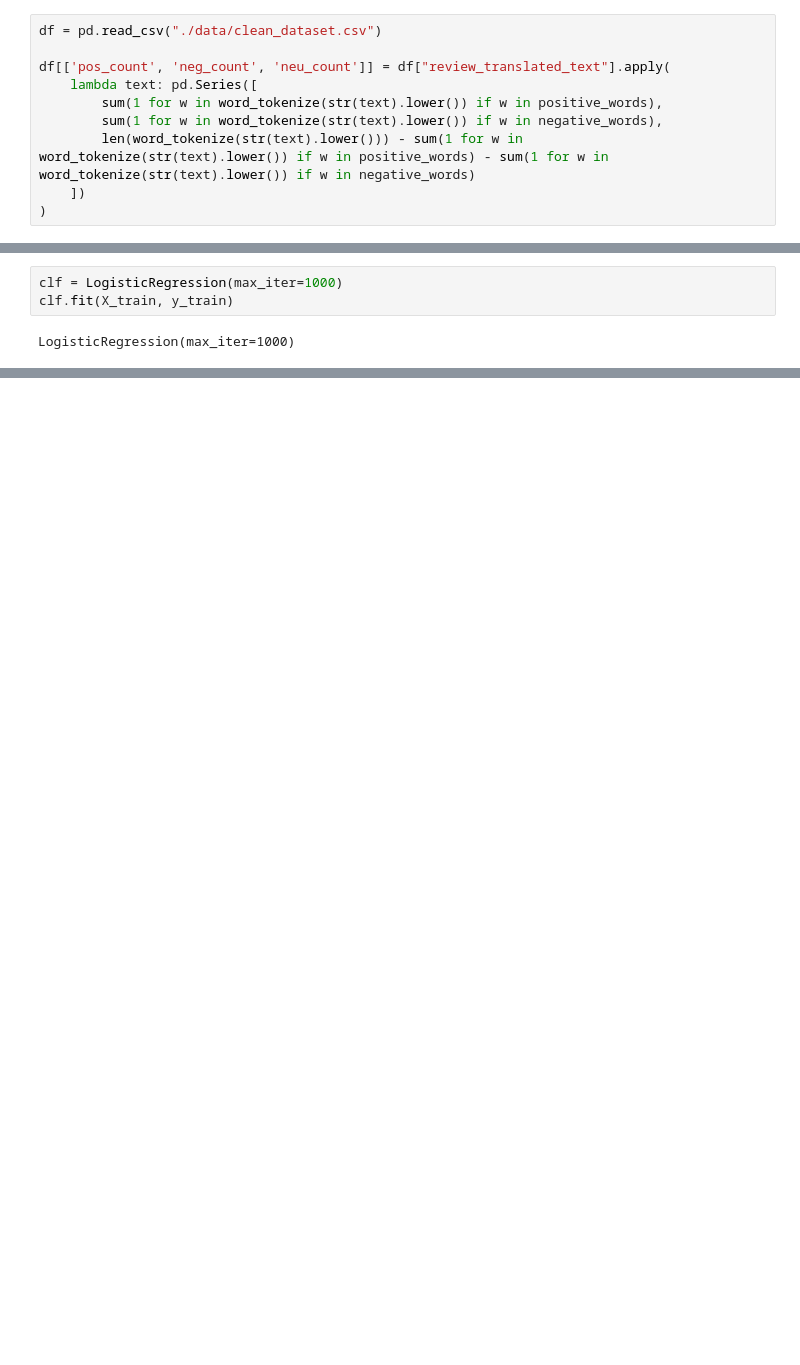
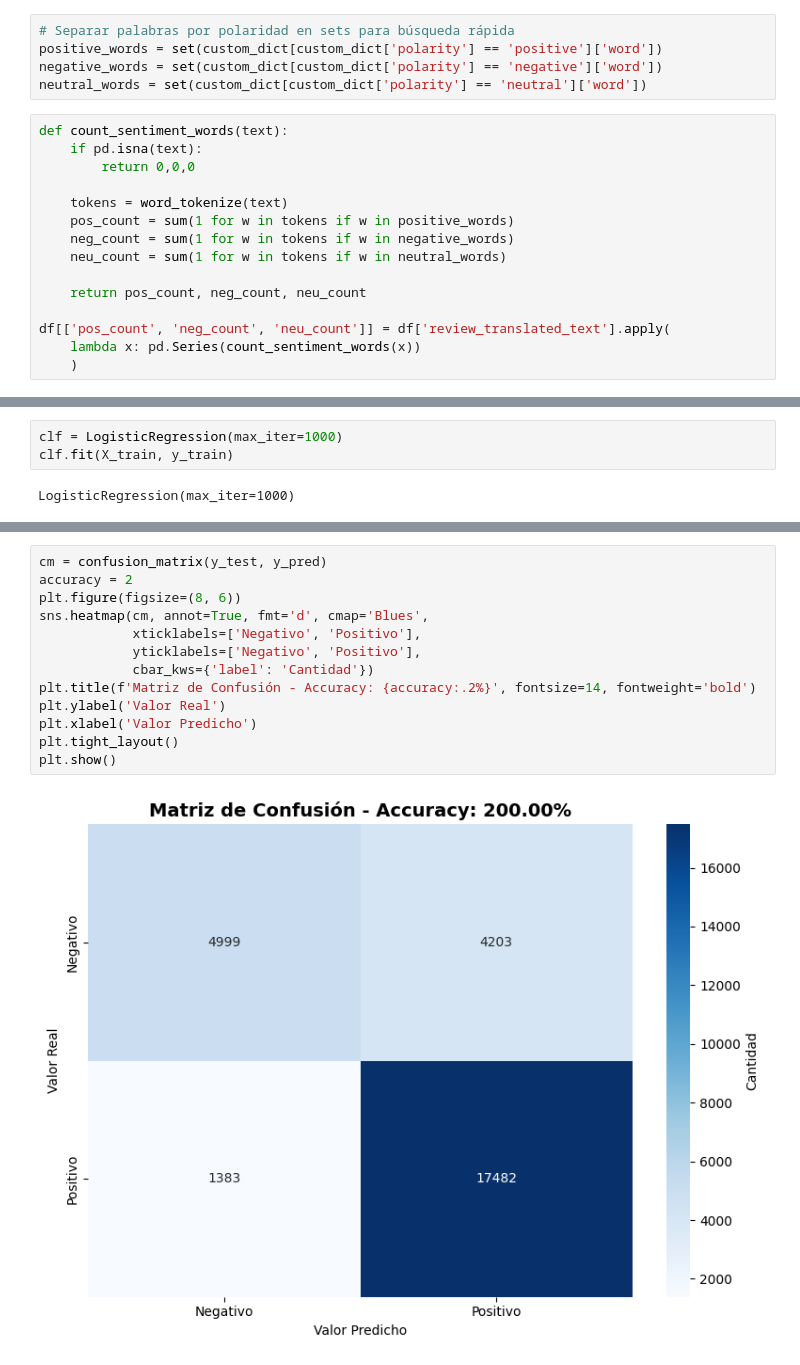
Before and after one commit to xaviifar/mcdonalds-review-sentiment-analysis, a Jupyter notebook: main.ipynb, the cells around one changed output, grey strips where cells are left out. Drawn from its saved outputs; the diff is of its cells as text; blank space fills up the shorter version.

Commit message:
Change model to use custom dictionary

```diff
--- a/main.ipynb
+++ b/main.ipynb
@@ -47,10 +19,20 @@ negative_words = set(opinion_lexicon.negative())
+# %%
+# Separar palabras por polaridad en sets para búsqueda rápida
+positive_words = set(custom_dict[custom_dict['polarity'] == 'positive']['word'])
+negative_words = set(custom_dict[custom_dict['polarity'] == 'negative']['word'])
+neutral_words = set(custom_dict[custom_dict['polarity'] == 'neutral']['word'])
 # %%
-df = pd.read_csv("./data/clean_dataset.csv")
+def count_sentiment_words(text):
+    if pd.isna(text):
+        return 0,0,0
 
-df[['pos_count', 'neg_count', 'neu_count']] = df["review_translated_text"].apply(
-    lambda text: pd.Series([
-        sum(1 for w in word_tokenize(str(text).lower()) if w in positive_words),
-        sum(1 for w in word_tokenize(str(text).lower()) if w in negative_words),
-        len(word_tokenize(str(text).lower())) - sum(1 for w in word_tokenize(str(text).lower()) if w in positive_words) - sum(1 for w in word_tokenize(str(text).lower()) if w in negative_words)
-    ])
-)
+    tokens = word_tokenize(text)
+    pos_count = sum(1 for w in tokens if w in positive_words)
+    neg_count = sum(1 for w in tokens if w in negative_words)
+    neu_count = sum(1 for w in tokens if w in neutral_words)
+
+    return pos_count, neg_count, neu_count
+
+df[['pos_count', 'neg_count', 'neu_count']] = df['review_translated_text'].apply(
+    lambda x: pd.Series(count_sentiment_words(x))
+    )
@@ -108,0 +54,15 @@ weighted avg       0.82      0.82      0.81     28067
+# %%
+cm = confusion_matrix(y_test, y_pred)
+accuracy = 2
+plt.figure(figsize=(8, 6))
+sns.heatmap(cm, annot=True, fmt='d', cmap='Blues',
+            xticklabels=['Negativo', 'Positivo'],
+            yticklabels=['Negativo', 'Positivo'],
+            cbar_kws={'label': 'Cantidad'})
+plt.title(f'Matriz de Confusión - Accuracy: {accuracy:.2%}', fontsize=14, fontweight='bold')
+plt.ylabel('Valor Real')
+plt.xlabel('Valor Predicho')
+plt.tight_layout()
+plt.show()
+# %% [output]
+[figure, added]
```
Also changed, not shown: parts of 11 cells of this notebook.
